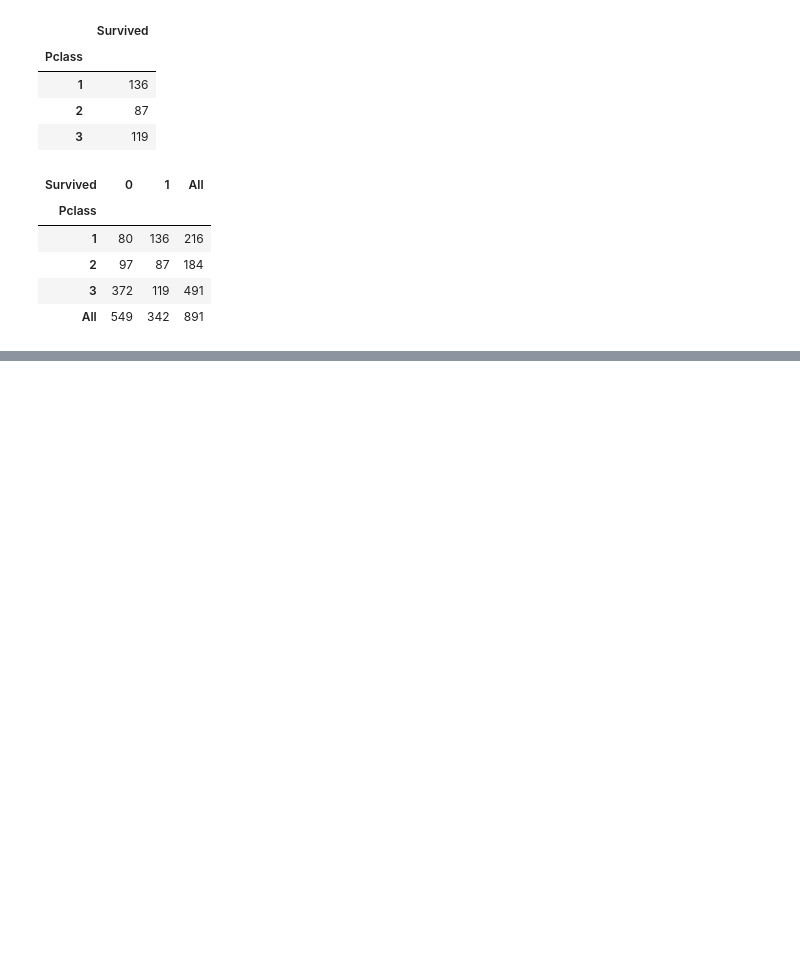
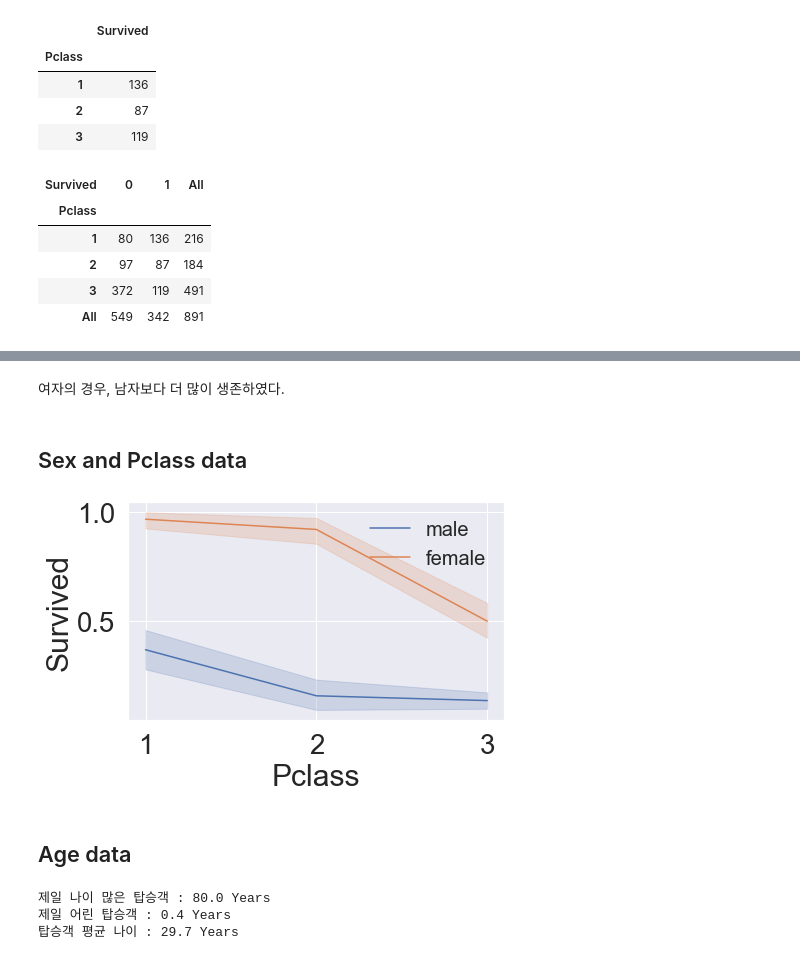
Before and after one commit to leetaehwan/projects, a Jupyter notebook: keggle/titanic.ipynb, the cells around one changed output, grey strips where cells are left out. Drawn from its saved outputs; the diff is of its cells as text; code cells hidden in the pictures; blank space fills up the shorter version.

```diff
--- a/keggle/titanic.ipynb
+++ b/keggle/titanic.ipynb
@@ -207,0 +235,22 @@ plt.show()
+# %% [markdown]
+여자의 경우, 남자보다 더 많이 생존하였다.
+# %% [markdown]
+## Sex and Pclass data
+# %%
+sns.lineplot(x = 'Pclass' ,y= 'Survived', hue='Sex', data=df_train,
+               )
+
+plt.legend(loc='upper right' ,fontsize=20)
+plt.show()
+# %% [output]
+[figure, added]
+# %% [markdown]
+## Age data
+# %%
+print('제일 나이 많은 탑승객 : {:.1f} Years'.format(df_train['Age'].max()))
+print('제일 어린 탑승객 : {:.1f} Years'.format(df_train['Age'].min()))
+print('탑승객 평균 나이 : {:.1f} Years'.format(df_train['Age'].mean()))
+# %% [output]
+제일 나이 많은 탑승객 : 80.0 Years
+제일 어린 탑승객 : 0.4 Years
+탑승객 평균 나이 : 29.7 Years
```
Also changed, not shown: parts of 37 cells of this notebook, 8 other files.
